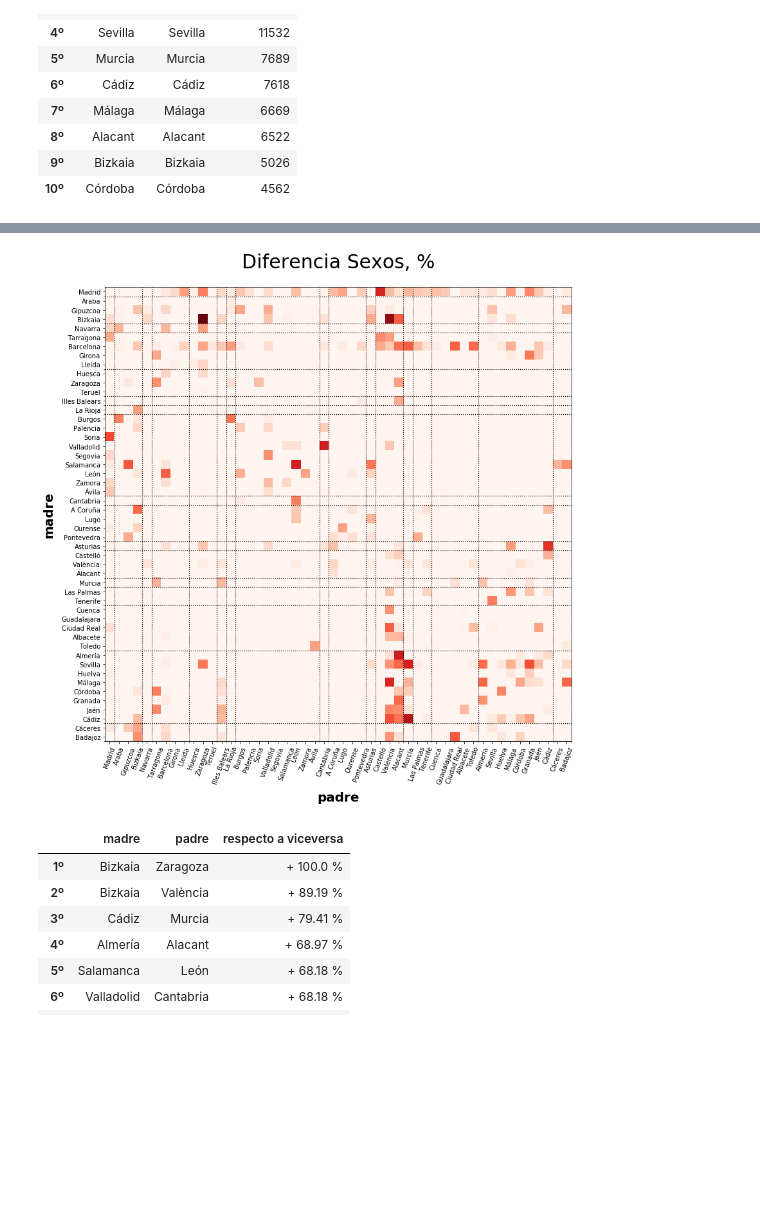
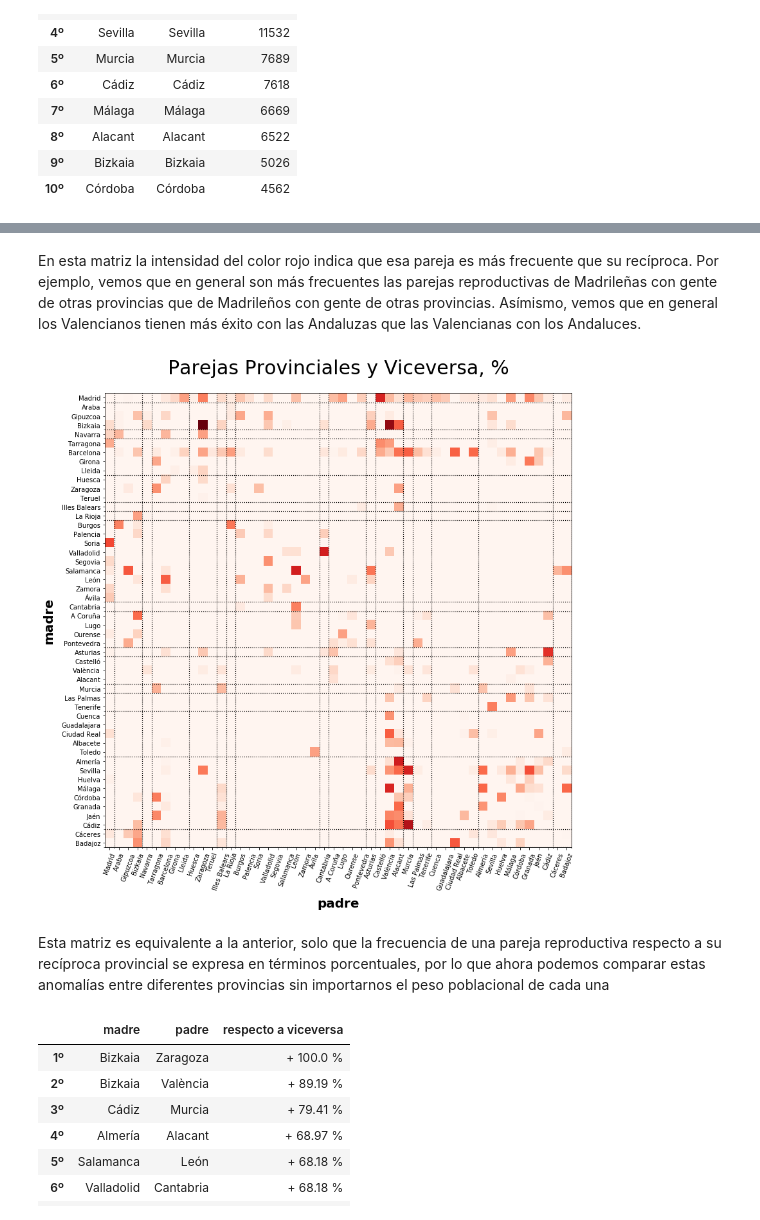
Before and after one commit to braisseara/blog, a Jupyter notebook: entradas_ipynb/relaciones_interprovinciales_en_espanha.ipynb, the cells around one changed output, grey strips where cells are left out. Saved outputs shown, nothing was run; the diff lists cells and outputs as text; code cells hidden in the pictures; blank space fills up the shorter version.

```diff
--- a/entradas_ipynb/relaciones_interprovinciales_en_espanha.ipynb
+++ b/entradas_ipynb/relaciones_interprovinciales_en_espanha.ipynb
@@ -59,3 +63,5 @@ from collections import Counter
+# %%
+colormap = "OrRd" #"Reds" #"seismic"
 # %% [markdown]
 # Metadatos
 # %% [markdown]
@@ -280,7 +286,7 @@ def plot_matriz(matriz, titulo = 'Matriz', suavizado_logaritmico = False, times_
         for time in range(0,times_sl):
             matriz = matriz.applymap(lambda celda : math.log(max(0,celda) + 1) )
     fig, ax = plt.subplots(1, figsize=(13, 13))
-    plt.imshow(matriz, cmap = "Reds", aspect='auto')
+    plt.imshow(matriz, cmap = colormap, aspect='auto')
     ax.set_yticks(np.arange(n))
     ax.set_yticklabels(provincias)
     ax.set_xticks(np.arange(n))
@@ -370,3 +378,5 @@ plot_matriz(matriz_sexo_diferencial, 'Diferencia Sexos', True)
+# %% [markdown]
+En esta matriz la intensidad del color rojo indica que esa pareja es más frecuente que su recíproca. Por ejemplo, vemos que en general son más frecuentes las parejas reproductivas de Madrileñas con gente de otras provincias que de Madrileños con gente de otras provincias. Asímismo, vemos que en general los Valencianos tienen más éxito con las Andaluzas que las Valencianas con los Andaluces.
 # %%
 matriz_sexo_diferencial = matrices[año].copy()
 n = matrices[año].shape[0]
@@ -378,9 +388,11 @@ for i in range(0,n):
         else:
             matriz_sexo_diferencial.iloc[i,j] = 1
 # %%
-plot_matriz(matriz_sexo_diferencial, 'Diferencia Sexos, %', True)
+plot_matriz(matriz_sexo_diferencial, 'Parejas Provinciales y Viceversa, %', True)
 # %% [output]
-[figure, old version]
+[figure, new version]
+# %% [markdown]
+Esta matriz es equivalente a la anterior, solo que la frecuencia de una pareja reproductiva respecto a su recíproca provincial se expresa en términos porcentuales, por lo que ahora podemos comparar estas anomalías entre diferentes provincias sin importarnos el peso poblacional de cada una
 # %%
 top_matriz(matriz_sexo_diferencial, x = 'respecto a viceversa', funcion_values = 'delta%')
 # %% [output]
```
Also changed, not shown: parts of 18 cells of this notebook, 2 other files.
